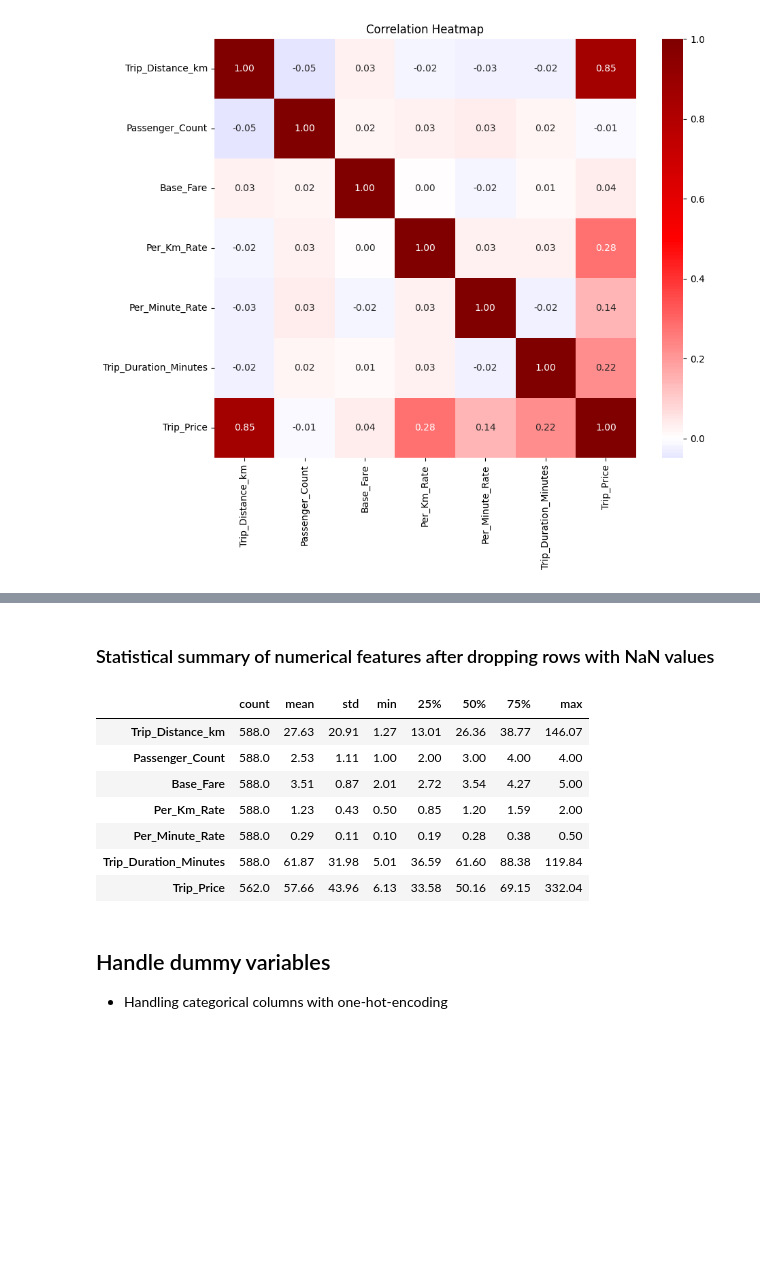
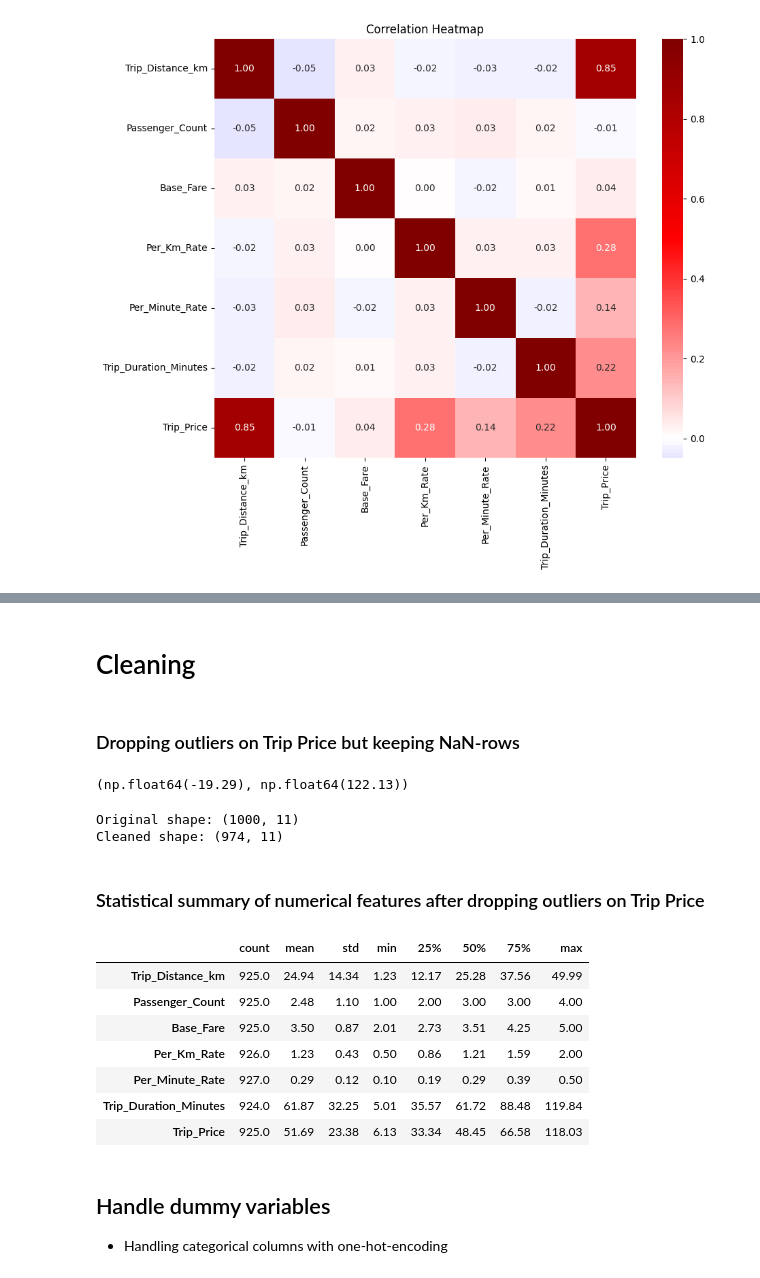
Before and after one commit to Josefin3647/taxi_prediction_fullstack_josefin, a Jupyter notebook: src/taxipred/model_development/eda.ipynb, the cells around one changed output, grey strips where cells are left out. Saved outputs shown, nothing was run; the diff lists cells and outputs as text; code cells hidden in the pictures; blank space fills up the shorter version.

```diff
--- a/src/taxipred/model_development/eda.ipynb
+++ b/src/taxipred/model_development/eda.ipynb
@@ -347,16 +328,46 @@ In the Correlation map above
+# %% [markdown]
+# Cleaning
+# %% [markdown]
+### Dropping outliers on Trip Price but keeping NaN-rows
+# %%
+Q1 = df["Trip_Price"].quantile(0.25)
+Q3 = df["Trip_Price"].quantile(0.75)
+
+IQR = Q3 - Q1
+
+lower_bound_trip_price = Q1 - 1.5 * IQR
+upper_bound_trip_price = Q3 + 1.5 * IQR
+
+lower_bound_trip_price.round(2), upper_bound_trip_price.round(2)
+# %% [output]
+(np.float64(-19.29), np.float64(122.13))
+# %%
+df_cleaned = df[
+    (
+        (df["Trip_Price"] >= lower_bound_trip_price) &
+        (df["Trip_Price"] <= upper_bound_trip_price)
+    )
+    | (df["Trip_Price"].isna())
+].copy()
+
+print("Original shape:", df.shape)
+print("Cleaned shape:", df_cleaned.shape)
+# %% [output]
+Original shape: (1000, 11)
+Cleaned shape: (974, 11)
 # %% [markdown]
-### Statistical summary of numerical features after dropping rows with NaN values
+### Statistical summary of numerical features after dropping outliers on Trip Price
 # %%
-round(df.describe(), 2).T
+round(df_cleaned.describe(), 2).T
 # %% [output]
 |  | count | mean | std | min | 25% | 50% | 75% | max |
-| Trip_Distance_km | 588.0 | 27.63 | 20.91 | 1.27 | 13.01 | 26.36 | 38.77 | 146.07 |
-| Passenger_Count | 588.0 | 2.53 | 1.11 | 1.00 | 2.00 | 3.00 | 4.00 | 4.00 |
-| Base_Fare | 588.0 | 3.51 | 0.87 | 2.01 | 2.72 | 3.54 | 4.27 | 5.00 |
-| Per_Km_Rate | 588.0 | 1.23 | 0.43 | 0.50 | 0.85 | 1.20 | 1.59 | 2.00 |
-| Per_Minute_Rate | 588.0 | 0.29 | 0.11 | 0.10 | 0.19 | 0.28 | 0.38 | 0.50 |
-| Trip_Duration_Minutes | 588.0 | 61.87 | 31.98 | 5.01 | 36.59 | 61.60 | 88.38 | 119.84 |
-| Trip_Price | 562.0 | 57.66 | 43.96 | 6.13 | 33.58 | 50.16 | 69.15 | 332.04 |
+| Trip_Distance_km | 925.0 | 24.94 | 14.34 | 1.23 | 12.17 | 25.28 | 37.56 | 49.99 |
+| Passenger_Count | 925.0 | 2.48 | 1.10 | 1.00 | 2.00 | 3.00 | 3.00 | 4.00 |
+| Base_Fare | 925.0 | 3.50 | 0.87 | 2.01 | 2.73 | 3.51 | 4.25 | 5.00 |
+| Per_Km_Rate | 926.0 | 1.23 | 0.43 | 0.50 | 0.86 | 1.21 | 1.59 | 2.00 |
+| Per_Minute_Rate | 927.0 | 0.29 | 0.12 | 0.10 | 0.19 | 0.29 | 0.39 | 0.50 |
+| Trip_Duration_Minutes | 924.0 | 61.87 | 32.25 | 5.01 | 35.57 | 61.72 | 88.48 | 119.84 |
+| Trip_Price | 925.0 | 51.69 | 23.38 | 6.13 | 33.34 | 48.45 | 66.58 | 118.03 |
 # %% [markdown]
 ## Handle dummy variables
 - Handling categorical columns with one-hot-encoding
```
Also changed, not shown: parts of 18 cells of this notebook.
